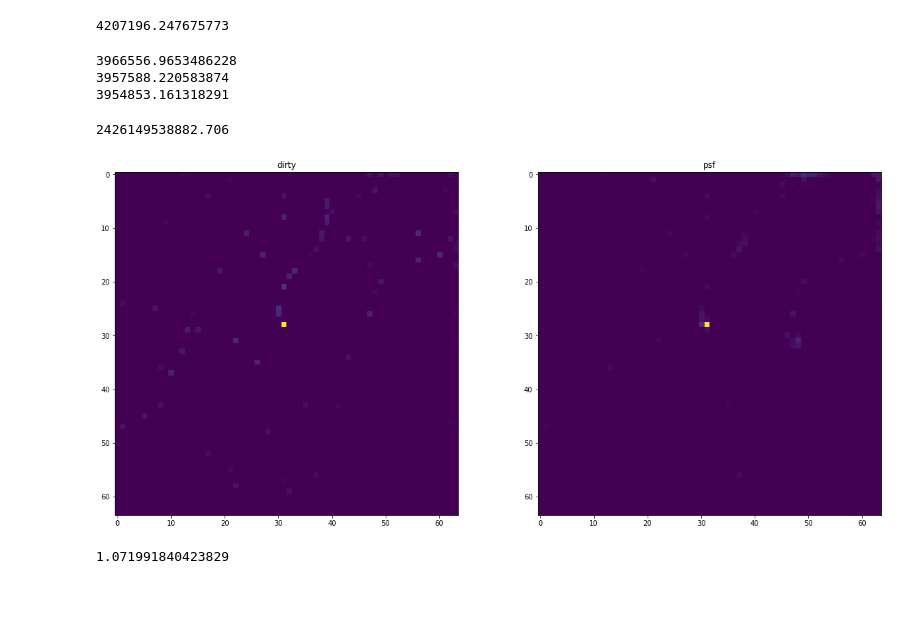
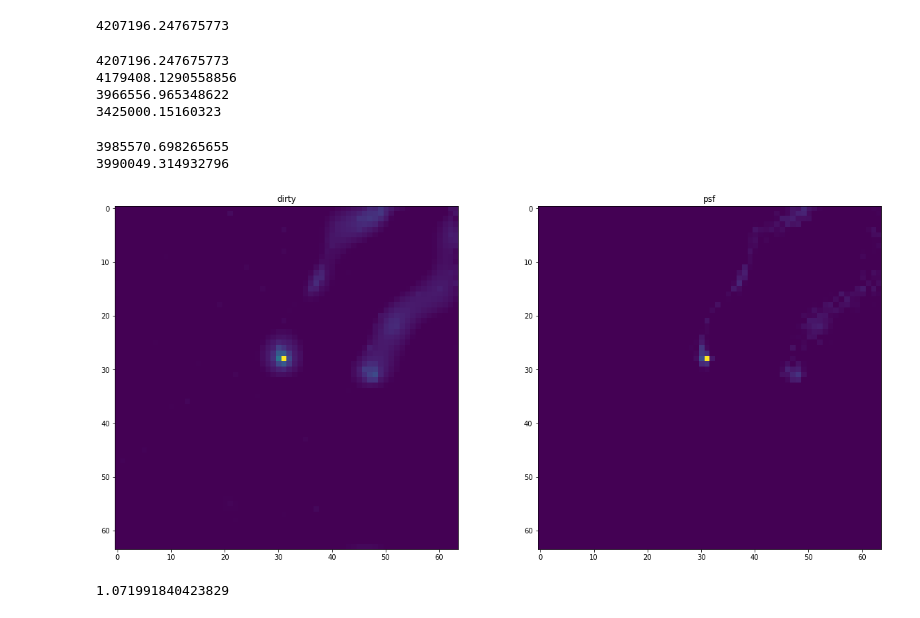
Before and after one commit to lord-blueberry/p8-pipeline, a Jupyter notebook: sandbox/ipython_workspace/CD_Try.ipynb, the cells around one changed output. Saved outputs shown, nothing was run; the diff lists cells and outputs as text; code cells hidden in the pictures.

```diff
--- a/sandbox/ipython_workspace/CD_Try.ipynb
+++ b/sandbox/ipython_workspace/CD_Try.ipynb
@@ -440,14 +440,13 @@ print(np.sum(np.square(np.real(res))+np.square(np.imag(res))))
 plan.f = res
 x = np.real(plan.adjoint().copy()) / y.shape
 c1 = np.reshape(np.dot(conv_pix0, x.flatten()), dim)
-x_w0 = x - c1
+w0 = x - c1
 c2 = np.reshape(np.dot(conv_pix1, c1.flatten()), dim)
-x_w1 = c1 - c2
-x_c2 = c2
+w1 = c1 - c2
 
-x_w0 = soft_thresh(x_w0, lambda_cs)
-x_w1 = soft_thresh(x_w1, lambda_cs)
-x_c2 = soft_thresh(x_c2, lambda_cs)
+x_w0 = soft_thresh(w0, lambda_cs)
+x_w1 = soft_thresh(w1, lambda_cs)
+x_c2 = soft_thresh(c2, lambda_cs)
 
 plan_forward.f_hat = x_w0 + x_w1 + x_c2
 res = res - plan_forward.trafo()
@@ -455,11 +454,11 @@ print(np.sum(np.square(np.real(res))+np.square(np.imag(res))))
 # %% [output]
 4207196.247675773
 # %%
+original = x_w0+x_w1+x_c2
 x_w0_active = x_w0.copy()
 x_w1_active = x_w1.copy()
 x_c2_active = x_c2.copy()
 
-print(np.sum(np.square(np.real(res))+np.square(np.imag(res))))
 res, x_w0 = coordinate_descent(res, x_w0, x_w0_active, p_prepped, (1-conv_vis0), lambda_cs)
 print(np.sum(np.square(np.real(res))+np.square(np.imag(res))))
 res, x_w1 = coordinate_descent(res, x_w1, x_w1_active, p_prepped, (1-conv_vis1), lambda_cs)
@@ -467,19 +466,26 @@ print(np.sum(np.square(np.real(res))+np.square(np.imag(res))))
 res, x_c2 = coordinate_descent(res, x_c2, x_c2_active, p_prepped, (conv_vis1), lambda_cs)
 print(np.sum(np.square(np.real(res))+np.square(np.imag(res))))
 # %% [output]
-3966556.9653486228
-3957588.220583874
-3954853.161318291
+4207196.247675773
+4179408.1290558856
+3966556.965348622
+3425000.15160323
-# %%
-print(np.sum(np.square(x)))
-# %% [output]
-2426149538882.706
+# %%
+x_2 = x_w0+x_w1+x_c2
+x_active = x_2.copy()
+# %%
+print(np.sum(np.square(np.real(res))+np.square(np.imag(res))))
+res, x_2 = coordinate_descent(res, x_2, x_active, p_prepped, (1-conv_vis0)+(1-conv_vis1)+(conv_vis1), lambda_cs)
+print(np.sum(np.square(np.real(res))+np.square(np.imag(res))))
+# %% [output]
+3985570.698265655
+3990049.314932796
 # %%
 x_w0_comparison = soft_thresh(x - np.reshape(np.dot(conv_pix0, x.flatten()), dim), lambda_cs)
 # %%
-plot_comparison(x_w0, 'dirty', x_w0_comparison, "psf")
+plot_comparison(x_active, 'dirty', x_2, "psf")
 # %% [output]
-[figure, old version]
+[figure, new version]
 # %%
 x_w0_comparison[x_w0_comparison > 0 ] = 1
 # %%
```
